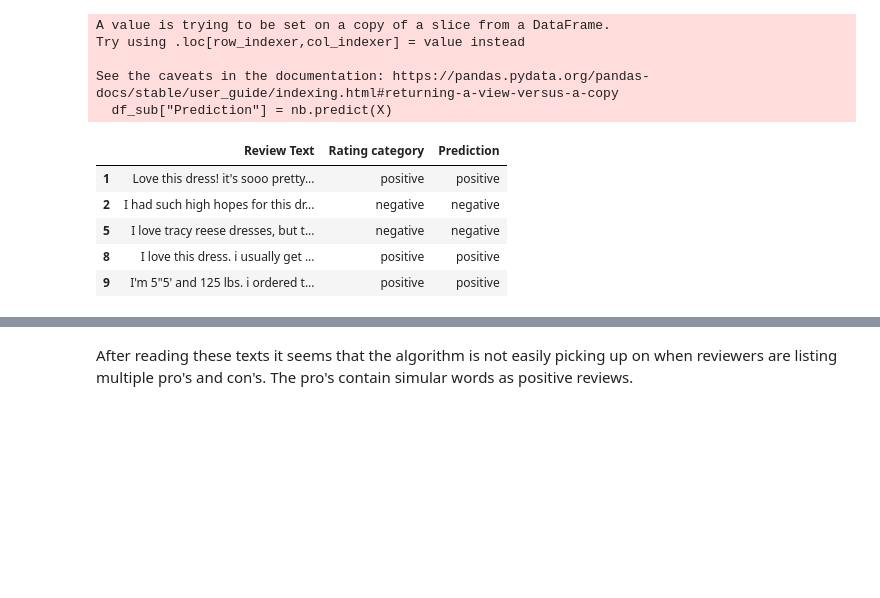
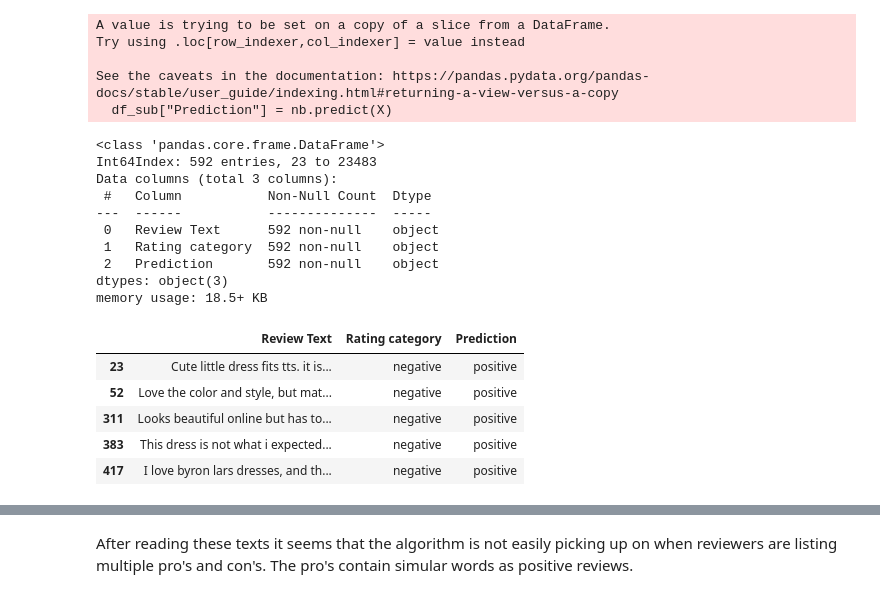
Before and after one commit to mfmjh/FoML, a Jupyter notebook: wk6.ipynb, the cells around one changed output, grey strips where cells are left out. Drawn from its saved outputs; the diff is of its cells as text; code cells hidden in the pictures; blank space fills up the shorter version.

```diff
--- a/wk6.ipynb
+++ b/wk6.ipynb
@@ -182,11 +182,25 @@ Try using .loc[row_indexer,col_indexer] = value instead
 See the caveats in the documentation: https://pandas.pydata.org/pandas-docs/stable/user_guide/indexing.html#returning-a-view-versus-a-copy
   df_sub["Prediction"] = nb.predict(X)
 # %%
-df_sub.head()
+df_sub.info()
 # %% [output]
-|  | Review Text | Rating category | Prediction |
-| 1 | Love this dress! it's sooo pretty... | positive | positive |
-| 2 | I had such high hopes for this dr... | negative | negative |
-| 5 | I love tracy reese dresses, but t... | negative | negative |
-| 8 | I love this dress. i usually get ... | positive | positive |
-| 9 | I'm 5"5' and 125 lbs. i ordered t... | positive | positive |
+<class 'pandas.core.frame.DataFrame'>
+Int64Index: 592 entries, 23 to 23483
+Data columns (total 3 columns):
+ #   Column           Non-Null Count  Dtype
+---  ------           --------------  -----
+ 0   Review Text      592 non-null    object
+ 1   Rating category  592 non-null    object
+ 2   Prediction       592 non-null    object
+dtypes: object(3)
+memory usage: 18.5+ KB
+# %%
+predicted = df_sub[df_sub['Rating category'] != df_sub["Prediction"]]
+predicted.head()
+# %% [output]
+|  | Review Text | Rating category | Prediction |
+| 23 | Cute little dress fits tts. it is... | negative | positive |
+| 52 | Love the color and style, but mat... | negative | positive |
+| 311 | Looks beautiful online but has to... | negative | positive |
+| 383 | This dress is not what i expected... | negative | positive |
+| 417 | I love byron lars dresses, and th... | negative | positive |
```
Also changed, not shown: parts of 4 cells of this notebook.
